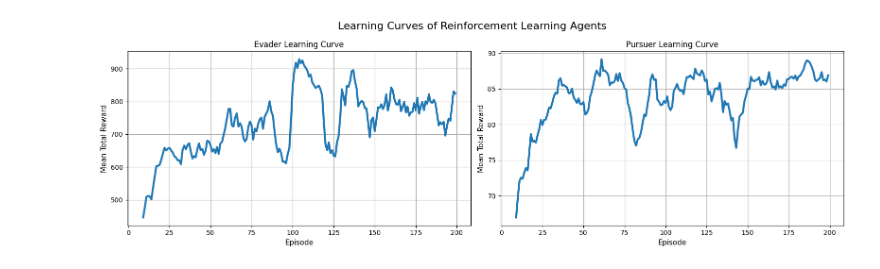
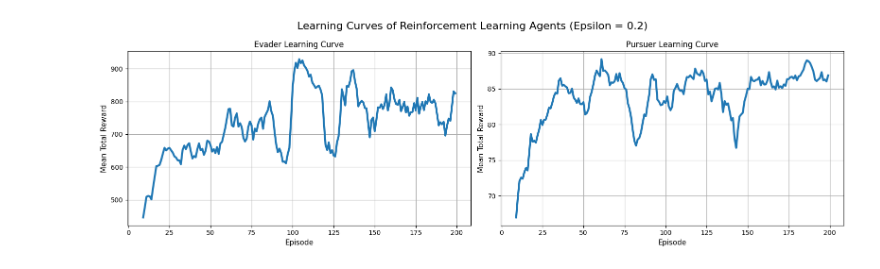
Before and after one commit to AdamRobinson9/Comp3931-Individual-Project-Repository, a Jupyter notebook: Experiment Results/Learning_Curves.ipynb, the cells around one changed output. Saved outputs shown, nothing was run; the diff lists cells and outputs as text; code cells hidden in the pictures.

Commit message:
Learning Curves update for epsilon values

```diff
--- a/Experiment Results/Learning_Curves.ipynb
+++ b/Experiment Results/Learning_Curves.ipynb
@@ -12,32 +55,32 @@ pursuers_train = pursuers[pursuers["phase"] == "train"]
 
 # Compute average episode reward
 avg_evaders = evaders_train.groupby("episode")["total_reward"].mean()
 avg_pursuers = pursuers_train.groupby("episode")["total_reward"].mean()
 
 # Compute rolling averages to smooth curve
 evaders_rolling = avg_evaders.rolling(10).mean()
 pursuers_rolling = avg_pursuers.rolling(10).mean()
 
 # Create plots
 fig, axes = plt.subplots(1, 2, figsize=(16,5))
 
 # Plot 1
 axes[0].plot(evaders_rolling, linewidth=3)
 axes[0].set_xlabel("Episode", fontsize=11)
 axes[0].set_ylabel("Mean Total Reward", fontsize=11)
 axes[0].set_title("Evader Learning Curve")
 axes[0].grid(True)
 
 # Plot 2
 axes[1].plot(pursuers_rolling, linewidth=3)
 axes[1].set_xlabel("Episode", fontsize=11)
 axes[1].set_ylabel("Mean Total Reward", fontsize=11)
 axes[1].set_title("Pursuer Learning Curve")
 axes[1].grid(True)
 
-fig.suptitle("Learning Curves of Reinforcement Learning Agents", fontsize=16)
+fig.suptitle("Learning Curves of Reinforcement Learning Agents (Epsilon = 0.2)", fontsize=16)
 
 plt.tight_layout()
 plt.show()
 # %% [output]
-[figure, old version]
+[figure, new version]
```
Also changed, not shown: parts of 3 cells of this notebook, 6 other files.
